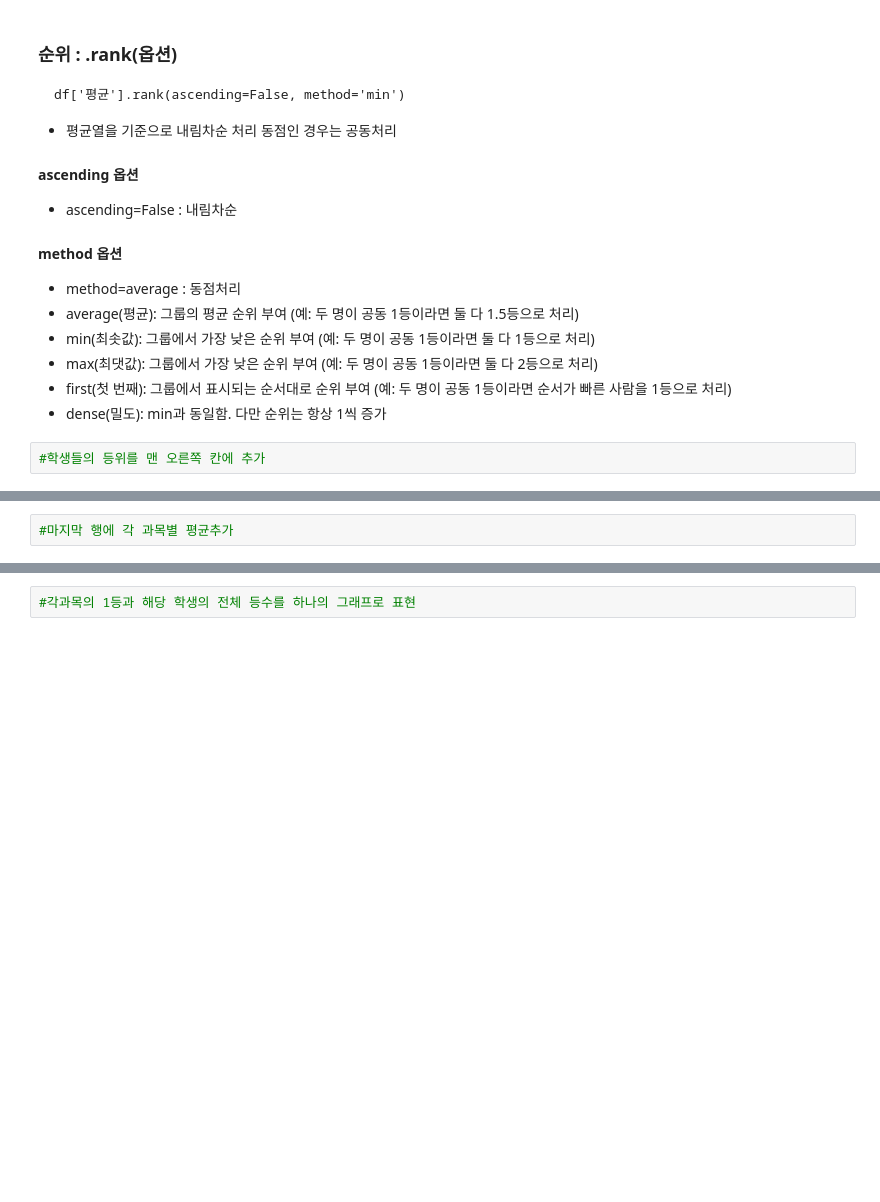
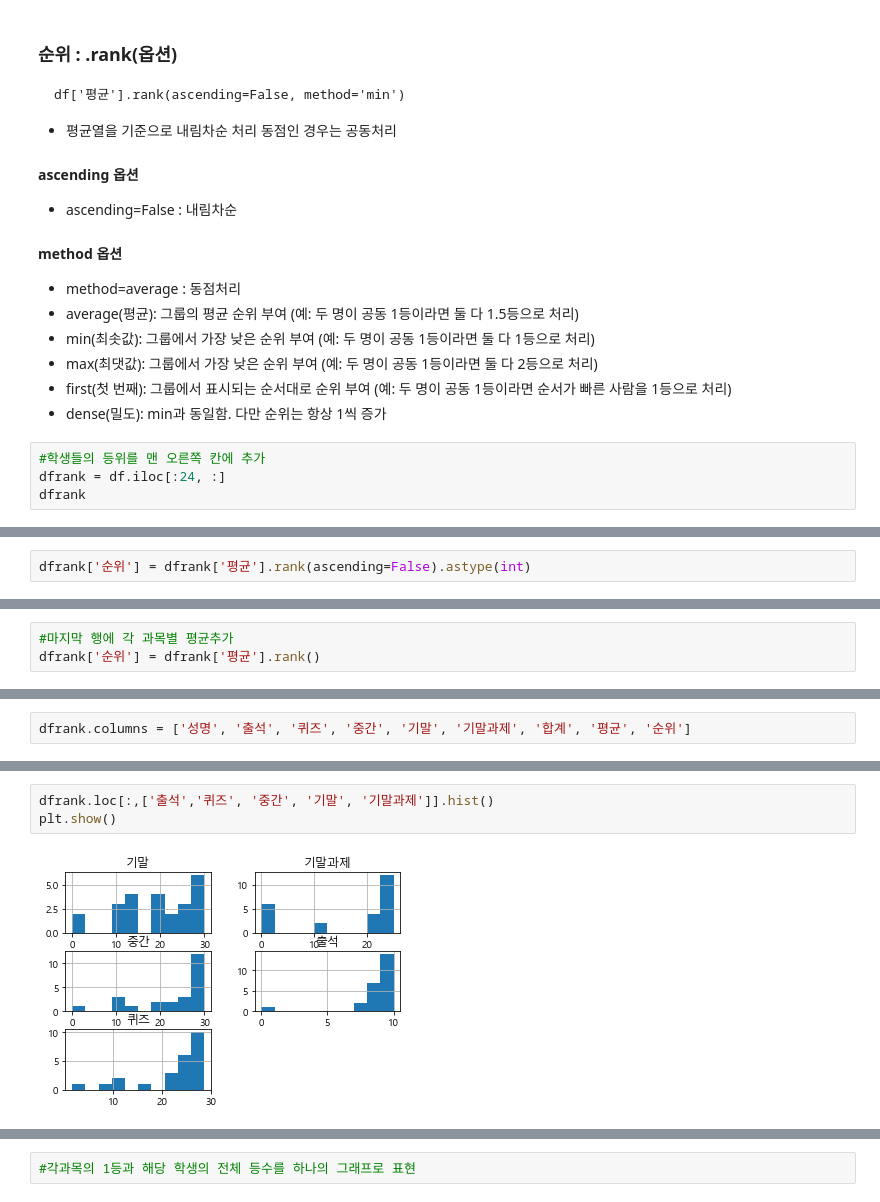
Before and after one commit to cybermin/mlbasic, a Jupyter notebook: 00/00_py05_lec.ipynb, the cells around one changed output, grey strips where cells are left out. Saved outputs shown, nothing was run; the diff lists cells and outputs as text; blank space fills up the shorter version.

```diff
--- a/00/00_py05_lec.ipynb
+++ b/00/00_py05_lec.ipynb
@@ -56,3 +280,5 @@ df['평균'].rank(ascending=False, method='min')
 + dense(밀도): min과 동일함. 다만 순위는 항상 1씩 증가
 # %%
 #학생들의 등위를 맨 오른쪽 칸에 추가
+dfrank = df.iloc[:24, :]
+dfrank
@@ -58,0 +323,2 @@ df['평균'].rank(ascending=False, method='min')
+# %%
+dfrank['순위'] = dfrank['평균'].rank(ascending=False).astype(int)
@@ -59,2 +351,3 @@ df['평균'].rank(ascending=False, method='min')
 # %%
 #마지막 행에 각 과목별 평균추가
+dfrank['순위'] = dfrank['평균'].rank()
@@ -60,0 +369,2 @@ df['평균'].rank(ascending=False, method='min')
+# %%
+dfrank.columns = ['성명', '출석', '퀴즈', '중간', '기말', '기말과제', '합계', '평균', '순위']
@@ -60,0 +391,5 @@ df['평균'].rank(ascending=False, method='min')
+# %%
+dfrank.loc[:,['출석','퀴즈', '중간', '기말', '기말과제']].hist()
+plt.show()
+# %% [output]
+[figure, added]
```
Also changed, not shown: parts of 47 cells of this notebook.
